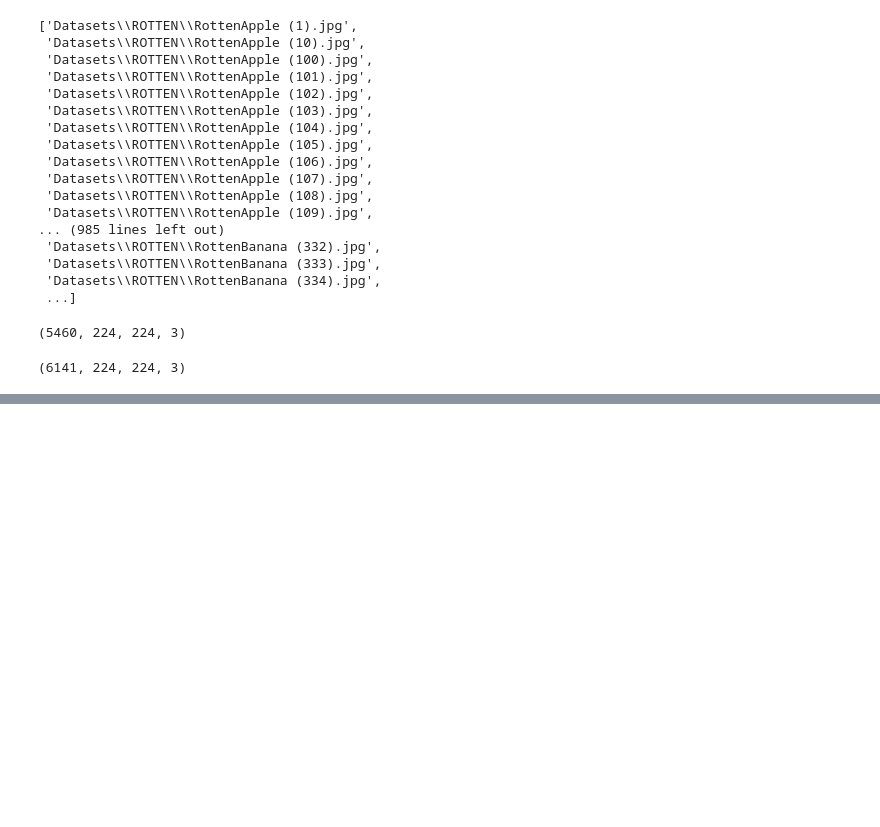
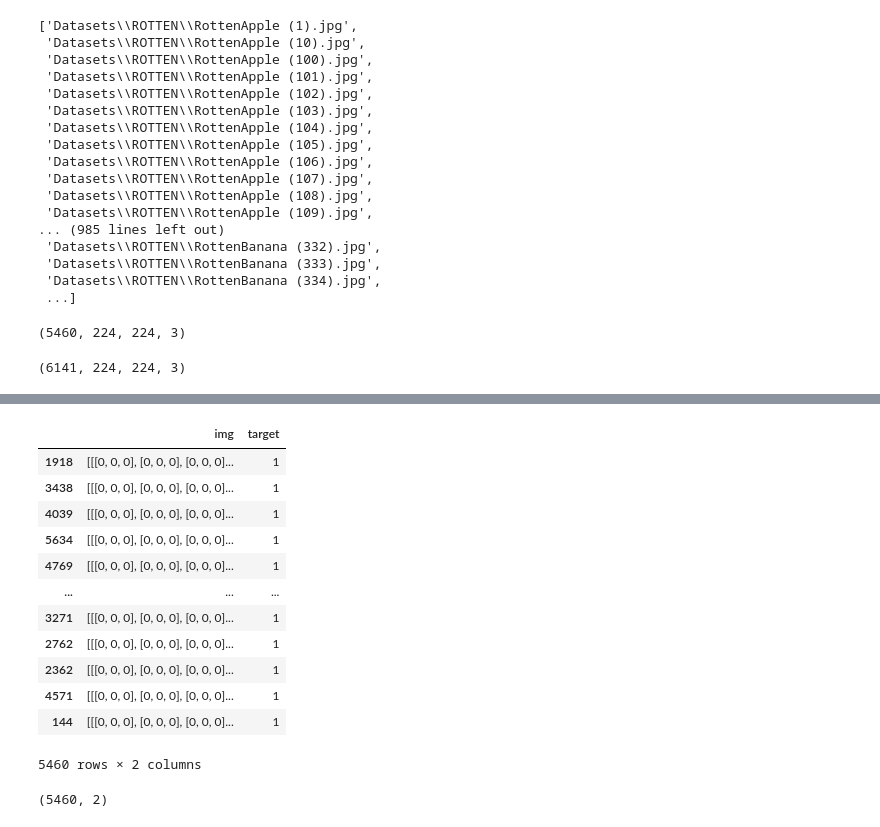
Before and after one commit to kailai-13/Rotten_Potatoes_and_More, a Jupyter notebook: rotten.ipynb, the cells around one changed output, grey strips where cells are left out. Drawn from its saved outputs; the diff is of its cells as text; code cells hidden in the pictures; blank space fills up the shorter version.

```diff
--- a/rotten.ipynb
+++ b/rotten.ipynb
@@ -84,0 +120,21 @@ r.shape
+# %%
+r = r.sample(n=5460, random_state=42)
+r
+# %% [output]
+|  | img | target |
+| 1918 | [[[0, 0, 0], [0, 0, 0], [0, 0, 0]... | 1 |
+| 3438 | [[[0, 0, 0], [0, 0, 0], [0, 0, 0]... | 1 |
+| 4039 | [[[0, 0, 0], [0, 0, 0], [0, 0, 0]... | 1 |
+| 5634 | [[[0, 0, 0], [0, 0, 0], [0, 0, 0]... | 1 |
+| 4769 | [[[0, 0, 0], [0, 0, 0], [0, 0, 0]... | 1 |
+| ... | ... | ... |
+| 3271 | [[[0, 0, 0], [0, 0, 0], [0, 0, 0]... | 1 |
+| 2762 | [[[0, 0, 0], [0, 0, 0], [0, 0, 0]... | 1 |
+| 2362 | [[[0, 0, 0], [0, 0, 0], [0, 0, 0]... | 1 |
+| 4571 | [[[0, 0, 0], [0, 0, 0], [0, 0, 0]... | 1 |
+| 144 | [[[0, 0, 0], [0, 0, 0], [0, 0, 0]... | 1 |
+5460 rows × 2 columns
+# %%
+r.shape
+# %% [output]
+(5460, 2)
```
Also changed, not shown: parts of 3 cells of this notebook.
